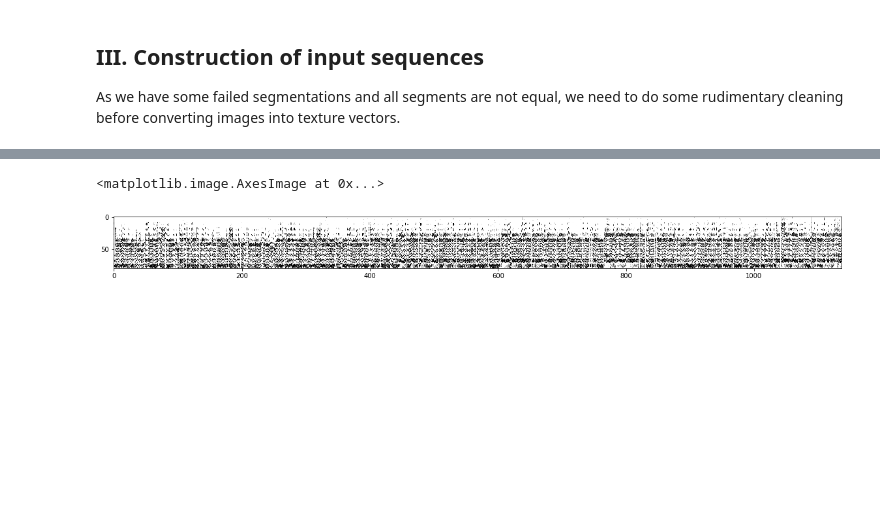
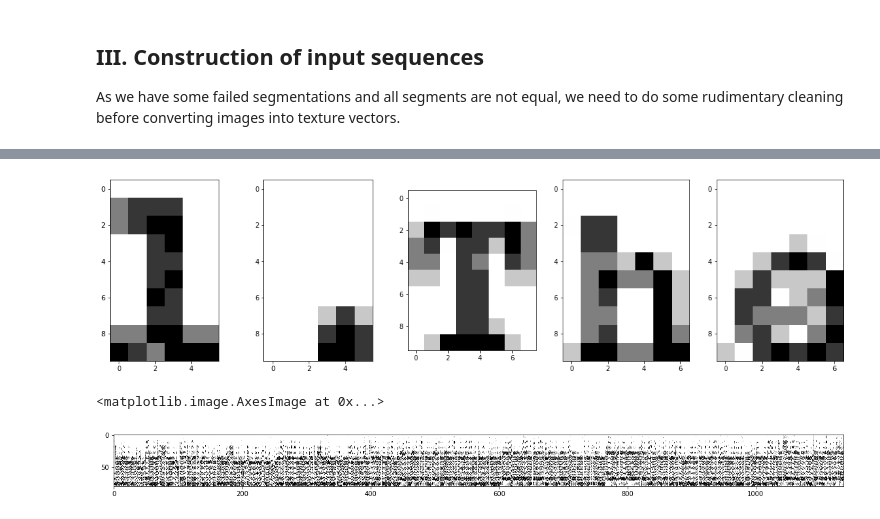
Before and after one commit to swenlaur/machine-learning-ii, a Jupyter notebook: practise-sessions/08/01_discrete_hmm_and_optical_character_recognition.ipynb, the cells around one changed output, grey strips where cells are left out. Saved outputs shown, nothing was run; the diff lists cells and outputs as text; code cells hidden in the pictures; blank space fills up the shorter version.

```diff
--- a/practise-sessions/08/01_discrete_hmm_and_optical_character_recognition.ipynb
+++ b/practise-sessions/08/01_discrete_hmm_and_optical_character_recognition.ipynb
@@ -256,3 +265,13 @@ As we have some failed segmentations and all segments are not equal, we need to
+# %%
+fig=plt.figure(figsize=(20,5))
+for i in range(5):
+    fig.add_subplot(1, 5, i + 1)
+    box = bw_image[letter_boxes.loc[i, 'i0']:letter_boxes.loc[i, 'i1'],
+               letter_boxes.loc[i, 'j0']:letter_boxes.loc[i, 'j1']]
+
+    plt.imshow(box, cmap='gray')
+# %% [output]
+[figure, added]
 # %%
 textures = np.empty([len(letter_boxes),80])
 for row in letter_boxes.itertuples():
```
Also changed, not shown: parts of 12 cells of this notebook, 1 other file.
